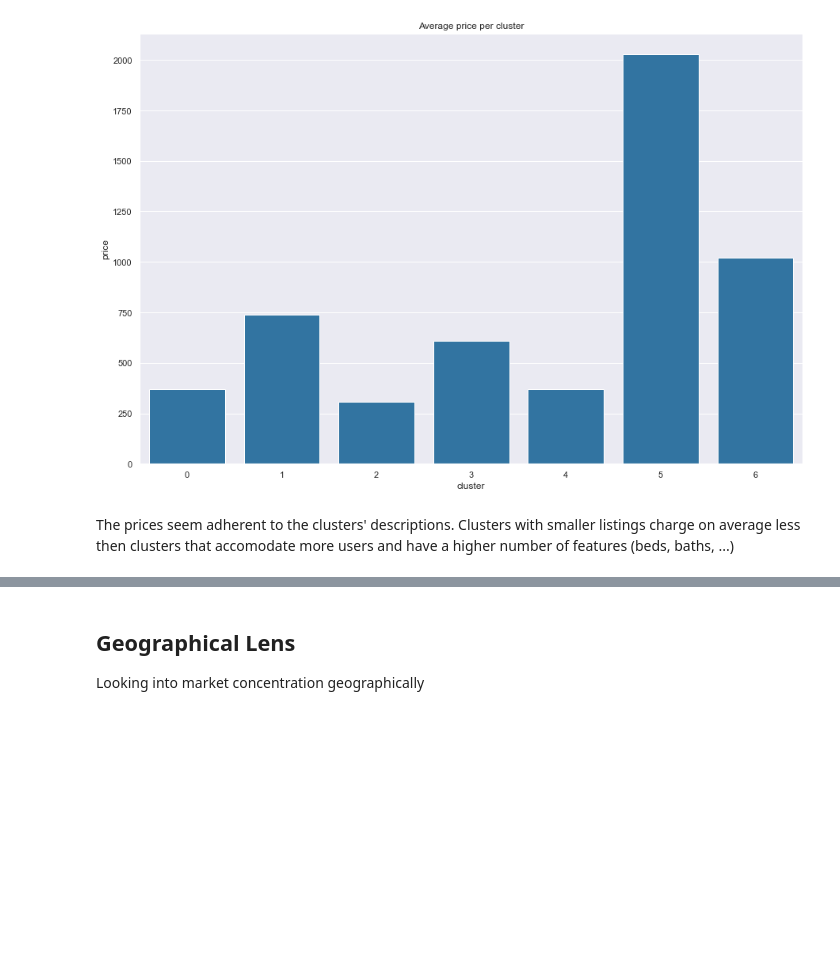
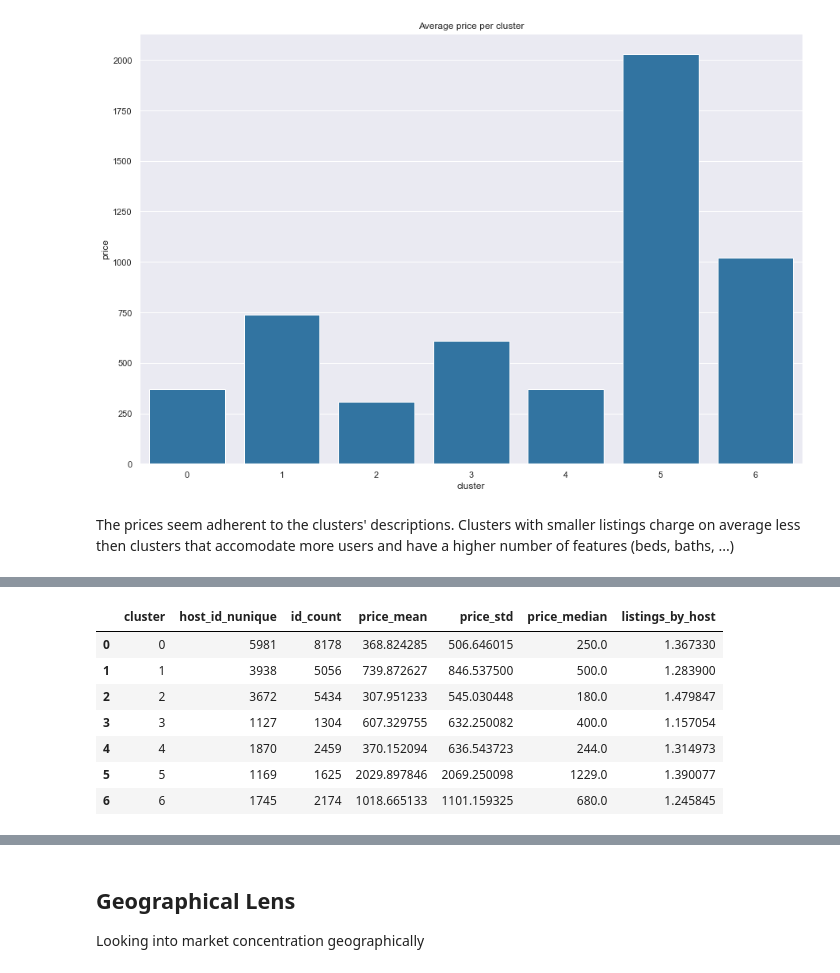
Before and after one commit to bglucca/RioAirBnB, a Jupyter notebook: analysis.ipynb, the cells around one changed output, grey strips where cells are left out. Drawn from its saved outputs; the diff is of its cells as text; code cells hidden in the pictures; blank space fills up the shorter version.

```diff
--- a/analysis.ipynb
+++ b/analysis.ipynb
@@ -922,0 +996,11 @@ def get_geo_host_aggregates(data = df_subset, group_col = None):
+# %%
+aggs_by_cluster
+# %% [output]
+|  | cluster | host_id_nunique | id_count | price_mean | price_std | price_median | listings_by_host |
+| 0 | 0 | 5981 | 8178 | 368.824285 | 506.646015 | 250.0 | 1.367330 |
+| 1 | 1 | 3938 | 5056 | 739.872627 | 846.537500 | 500.0 | 1.283900 |
+| 2 | 2 | 3672 | 5434 | 307.951233 | 545.030448 | 180.0 | 1.479847 |
+| 3 | 3 | 1127 | 1304 | 607.329755 | 632.250082 | 400.0 | 1.157054 |
+| 4 | 4 | 1870 | 2459 | 370.152094 | 636.543723 | 244.0 | 1.314973 |
+| 5 | 5 | 1169 | 1625 | 2029.897846 | 2069.250098 | 1229.0 | 1.390077 |
+| 6 | 6 | 1745 | 2174 | 1018.665133 | 1101.159325 | 680.0 | 1.245845 |
```
Also changed, not shown: parts of 40 cells of this notebook.
